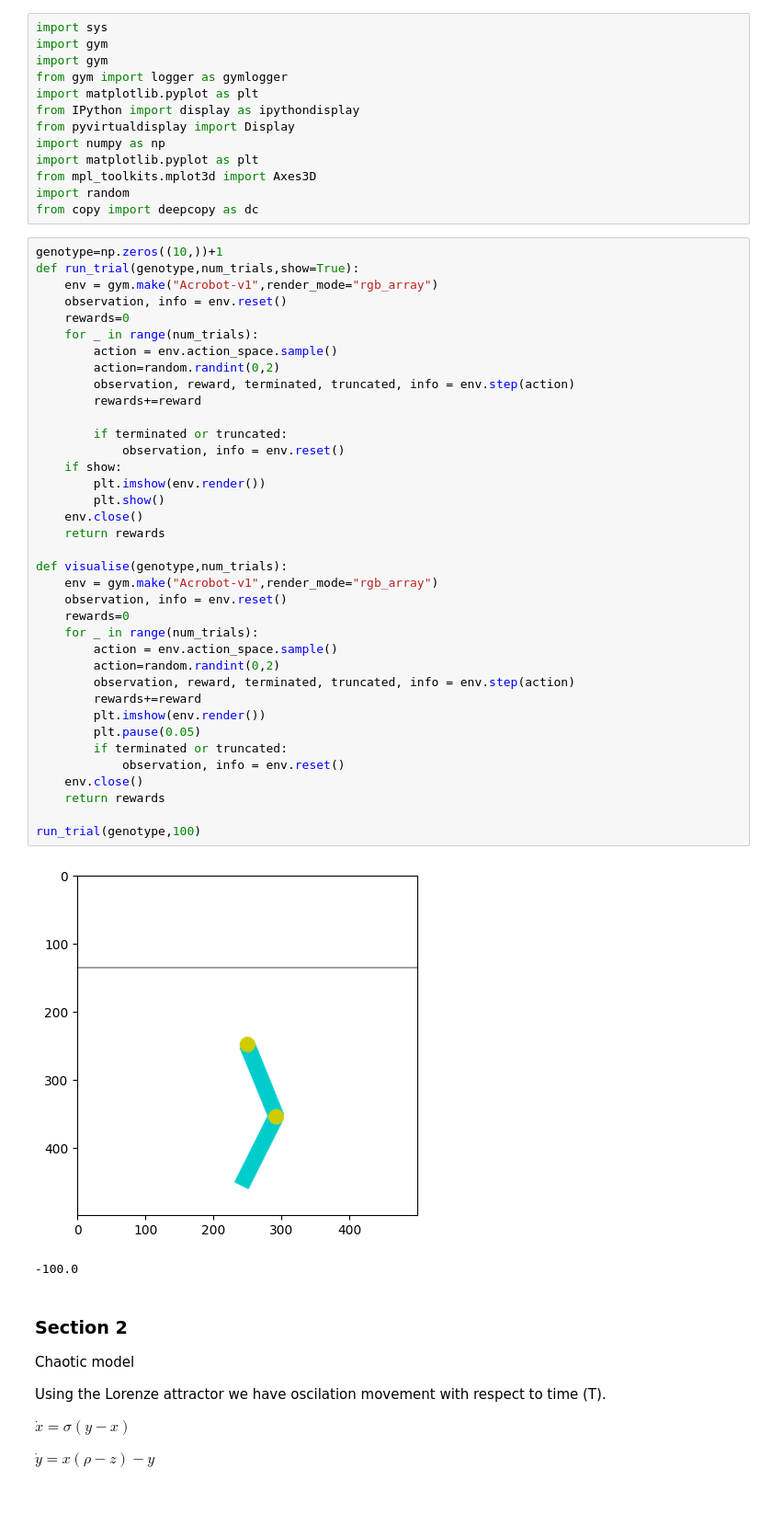
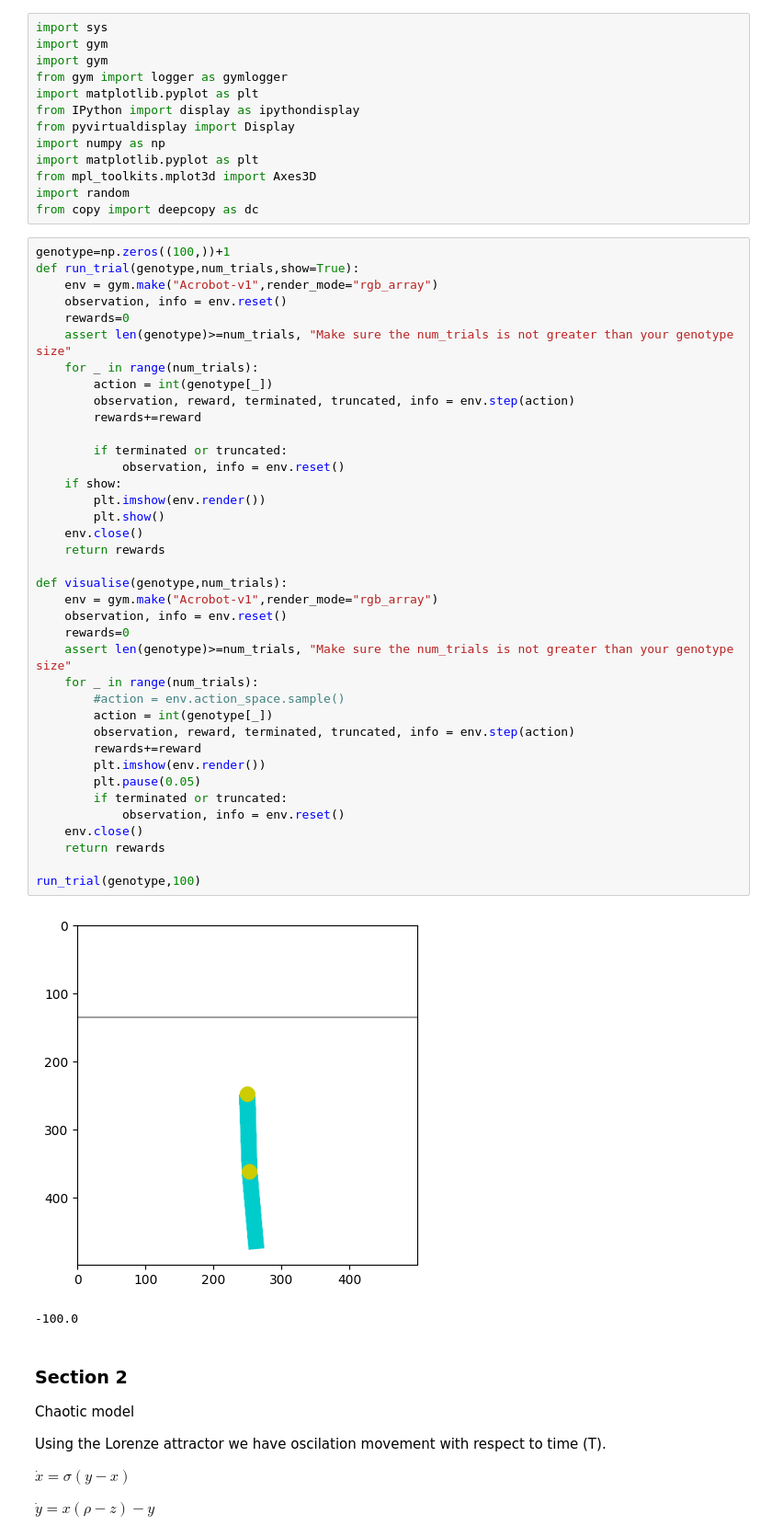
Before and after one commit to shepai/Chaos-Robotics, a Jupyter notebook: Simulation/open_ai_example.ipynb, the cells around one changed output. Shown at 92% size. Cells and saved outputs as stored; diff of their text form; blank space fills up the shorter version.

```diff
--- a/Simulation/open_ai_example.ipynb
+++ b/Simulation/open_ai_example.ipynb
@@ -20,44 +20,45 @@ from mpl_toolkits.mplot3d import Axes3D
 import random
 from copy import deepcopy as dc
 # %%
-genotype=np.zeros((10,))+1
+genotype=np.zeros((100,))+1
 def run_trial(genotype,num_trials,show=True):
     env = gym.make("Acrobot-v1",render_mode="rgb_array")
     observation, info = env.reset()
     rewards=0
+    assert len(genotype)>=num_trials, "Make sure the num_trials is not greater than your genotype size"
     for _ in range(num_trials):
-        action = env.action_space.sample()
-        action=random.randint(0,2)
+        action = int(genotype[_])
         observation, reward, terminated, truncated, info = env.step(action)
         rewards+=reward
 
         if terminated or truncated:
             observation, info = env.reset()
     if show:
         plt.imshow(env.render())
         plt.show()
     env.close()
     return rewards
 
 def visualise(genotype,num_trials):
     env = gym.make("Acrobot-v1",render_mode="rgb_array")
     observation, info = env.reset()
     rewards=0
+    assert len(genotype)>=num_trials, "Make sure the num_trials is not greater than your genotype size"
     for _ in range(num_trials):
-        action = env.action_space.sample()
-        action=random.randint(0,2)
+        #action = env.action_space.sample()
+        action = int(genotype[_])
         observation, reward, terminated, truncated, info = env.step(action)
         rewards+=reward
         plt.imshow(env.render())
         plt.pause(0.05)
         if terminated or truncated:
             observation, info = env.reset()
     env.close()
     return rewards
 
 run_trial(genotype,100)
 # %% [output]
-[figure, old version]
+[figure, new version]
 -100.0
 # %% [markdown]
 ### Section 2
```
Also changed, not shown: parts of 2 cells of this notebook.
